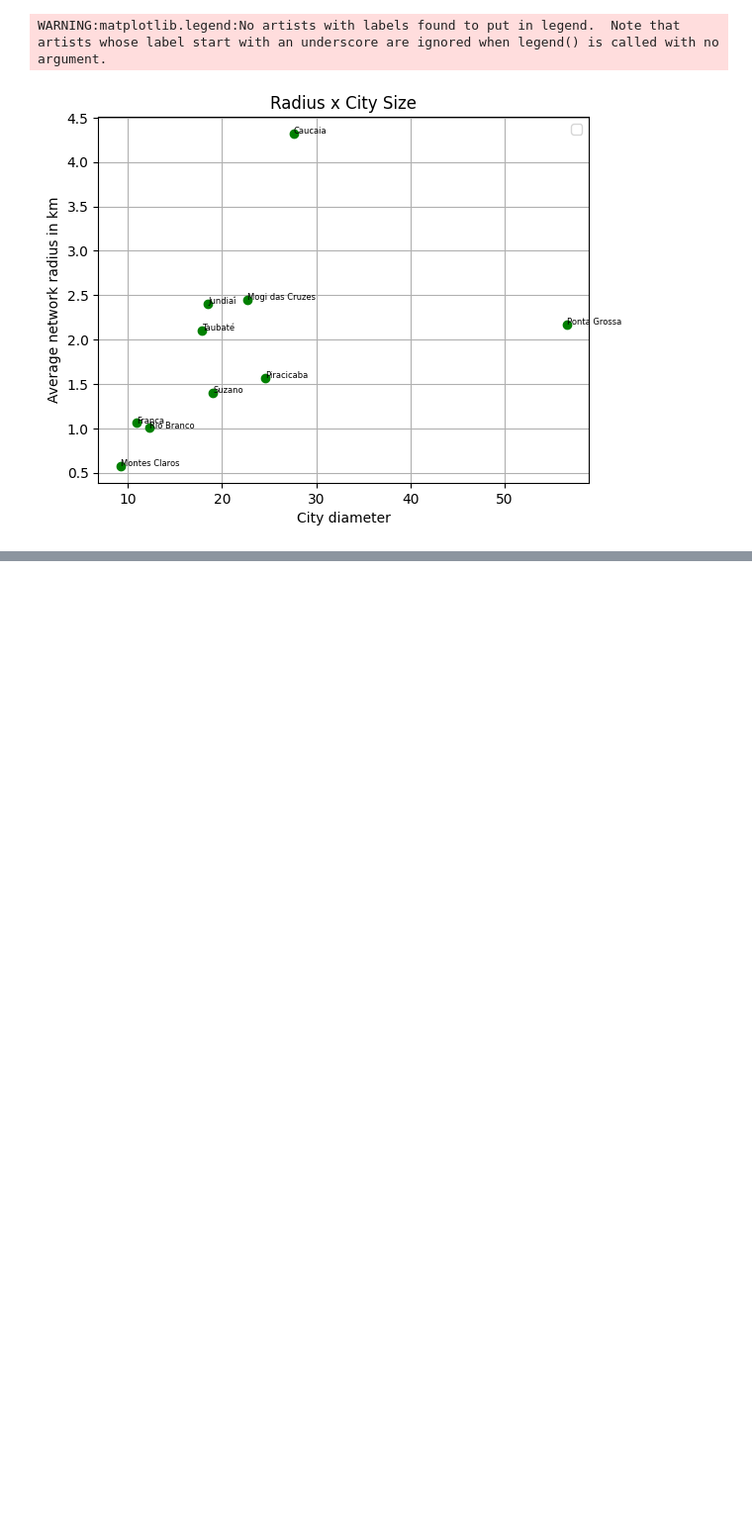
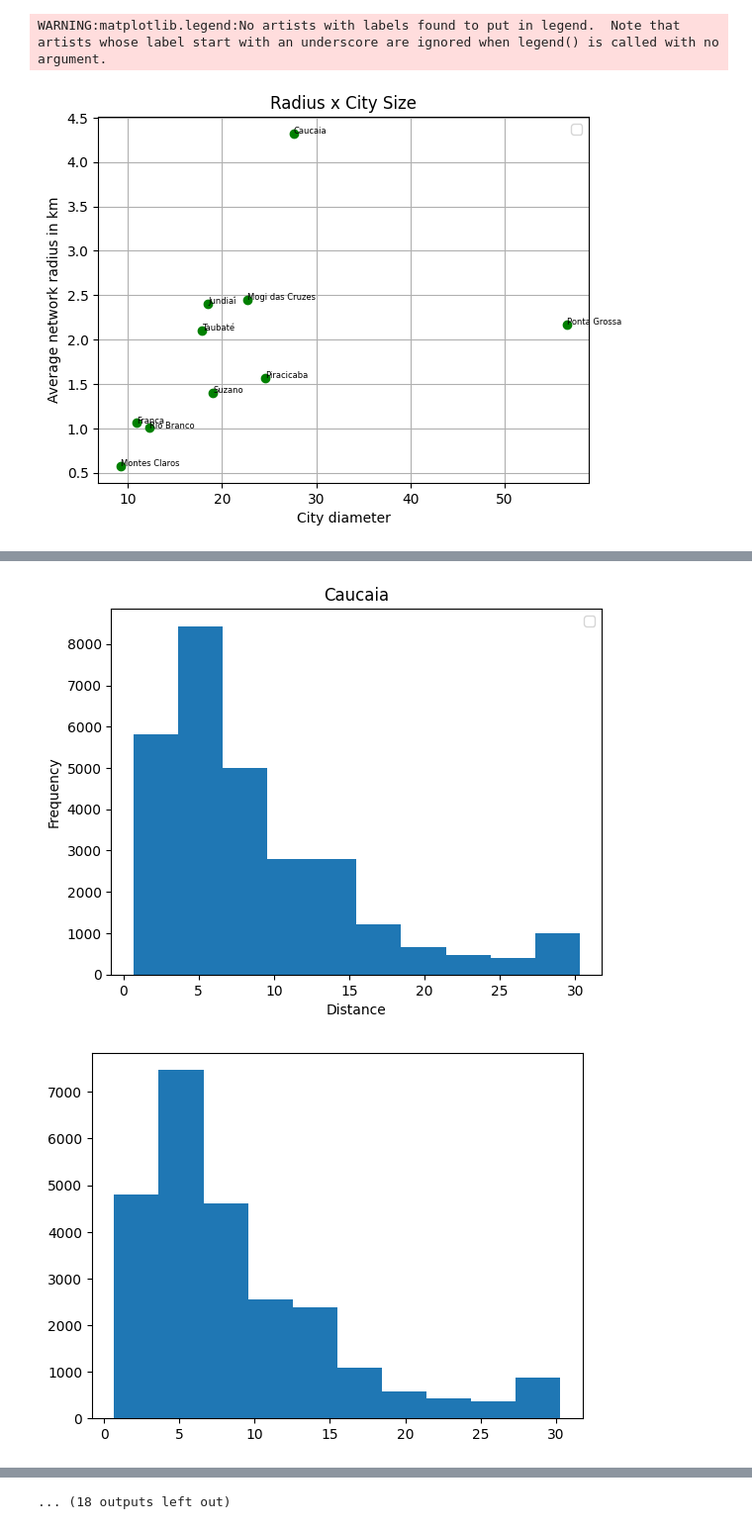
Before and after one commit to anahimaciel/Networks-in-cities, a Jupyter notebook: Results.ipynb, the cells around one changed output, grey strips where cells are left out. Shown at 99% size. Saved outputs shown, nothing was run; the diff lists cells and outputs as text; code cells hidden in the pictures; blank space fills up the shorter version.

```diff
--- a/Results.ipynb
+++ b/Results.ipynb
@@ -187,0 +209,26 @@ WARNING:matplotlib.legend:No artists with labels found to put in legend.  Note t
+# %%
+for i in os.listdir("/content/drive/MyDrive/Networks in cities/Dados"):
+  if(i=="Fortaleza" or i==".ipynb_checkpoints"):
+    continue
+
+  filt_df=pd.read_csv("/content/drive/MyDrive/Networks in cities/Dados/" +i+ "/filtered_cdr_2.txt")
+
+  y=filt_df.groupby(['user_from','user_to']).first()
+  y=y[y['distance']!=0]
+
+  plt.hist(y['distance'])
+
+  plt.xlabel('Distance')
+  plt.ylabel('Frequency')
+  plt.title(f'{i}')
+
+  plt.legend()
+
+  plt.show()
+
+  radii=y.groupby("user_from").agg({'distance':['sum','size']})
+  radii.columns=['total_distance','n_calls']
+  radii['avg_radius']=radii['total_distance']/radii['n_calls']
+  plt.hist(radii['avg_radius'])
+  plt.show()
+# %% [output]
@@ -187,0 +236,2 @@ WARNING:matplotlib.legend:No artists with labels found to put in legend.  Note t
+[figure, added]
+[figure, added]
@@ -187,0 +247 @@ WARNING:matplotlib.legend:No artists with labels found to put in legend.  Note t
+... (18 outputs left out)
```
Also changed, not shown: parts of 6 cells of this notebook.
